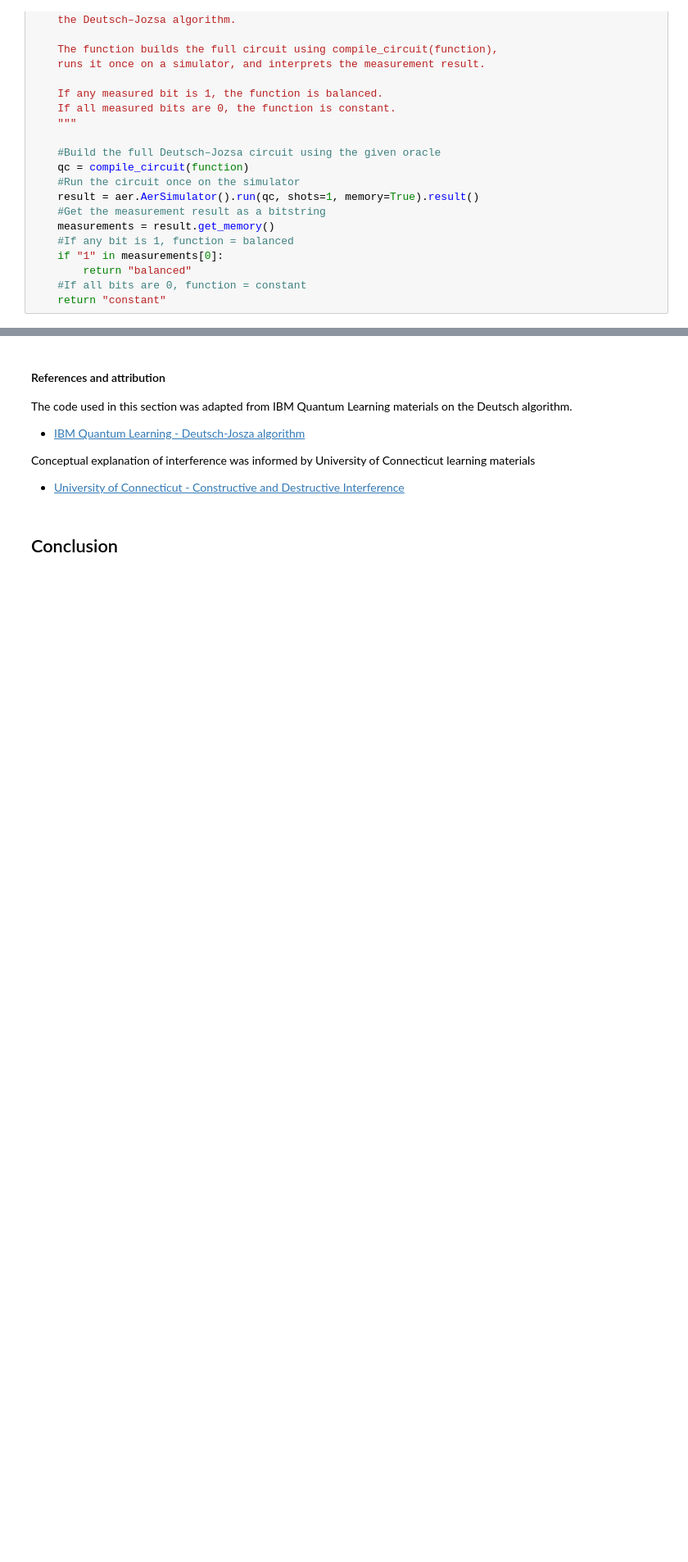
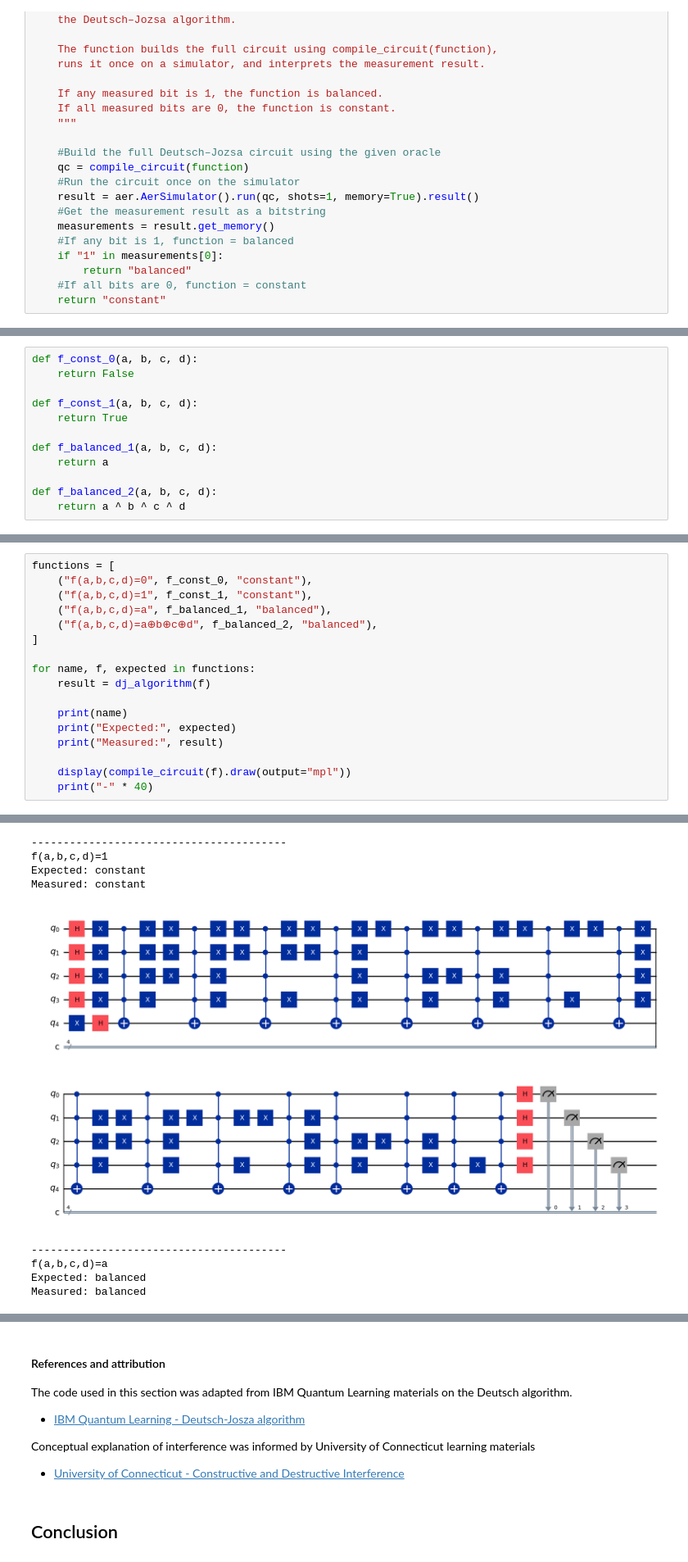
Before and after one commit to trinv1/emerging-technologies, a Jupyter notebook: problems.ipynb, the cells around one changed output, grey strips where cells are left out. Shown at 82% size. Cells and saved outputs as stored; diff of their text form; blank space fills up the shorter version.

Commit message:
Refactored testing to test 4-bit functions only

```diff
--- a/problems.ipynb
+++ b/problems.ipynb
@@ -721,0 +680,12 @@ Measured: balanced
+# %%
+def f_const_0(a, b, c, d):
+    return False
+
+def f_const_1(a, b, c, d):
+    return True
+
+def f_balanced_1(a, b, c, d):
+    return a
+
+def f_balanced_2(a, b, c, d):
+    return a ^ b ^ c ^ d
@@ -721,0 +703,18 @@ Measured: balanced
+# %%
+functions = [
+    ("f(a,b,c,d)=0", f_const_0, "constant"),
+    ("f(a,b,c,d)=1", f_const_1, "constant"),
+    ("f(a,b,c,d)=a", f_balanced_1, "balanced"),
+    ("f(a,b,c,d)=a⊕b⊕c⊕d", f_balanced_2, "balanced"),
+]
+
+for name, f, expected in functions:
+    result = dj_algorithm(f)
+
+    print(name)
+    print("Expected:", expected)
+    print("Measured:", result)
+
+    display(compile_circuit(f).draw(output="mpl"))
+    print("-" * 40)
+# %% [output]
@@ -721,0 +725,9 @@ Measured: balanced
+----------------------------------------
+f(a,b,c,d)=1
+Expected: constant
+Measured: constant
+[figure, added]
+----------------------------------------
+f(a,b,c,d)=a
+Expected: balanced
+Measured: balanced
```
Also changed, not shown: parts of 7 cells of this notebook.
